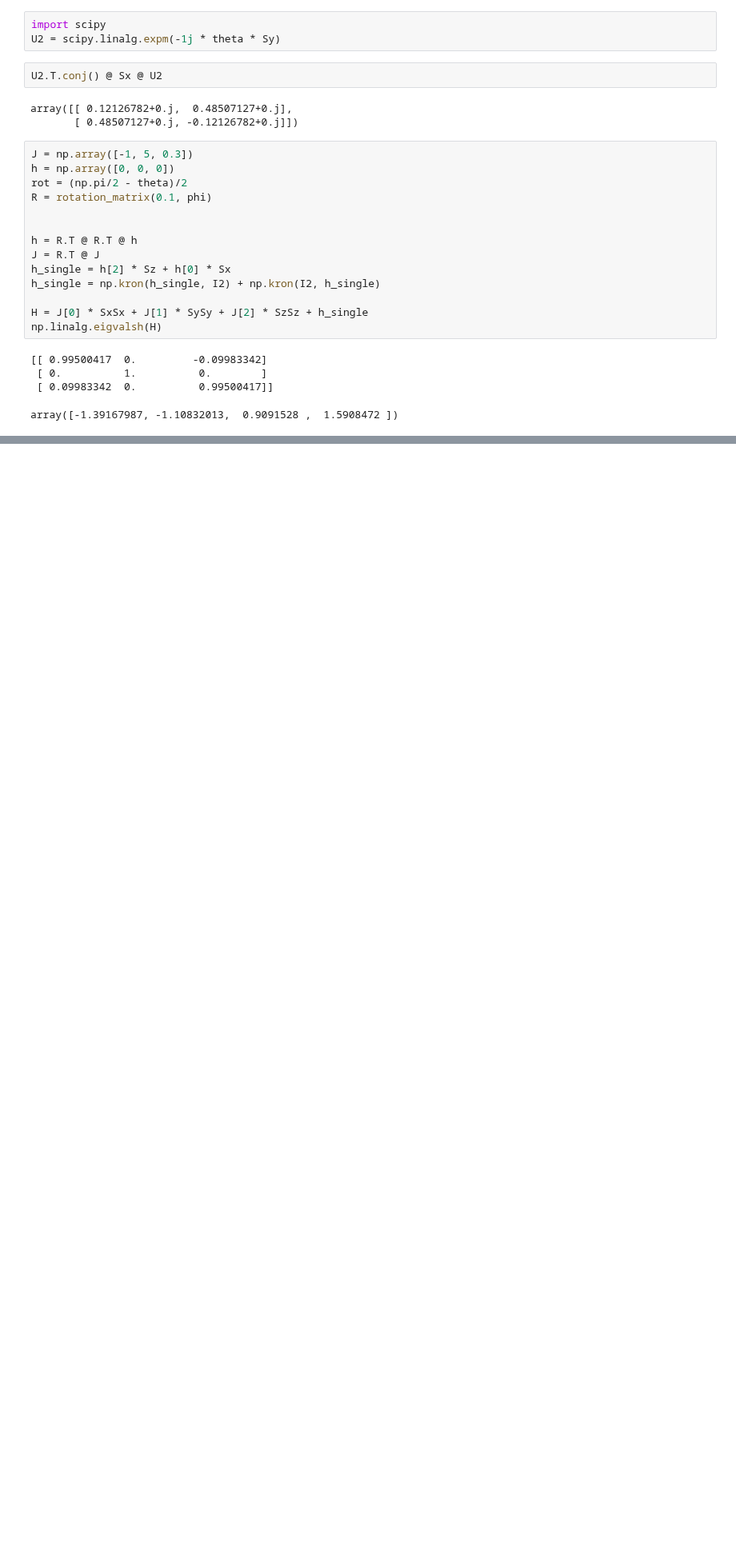
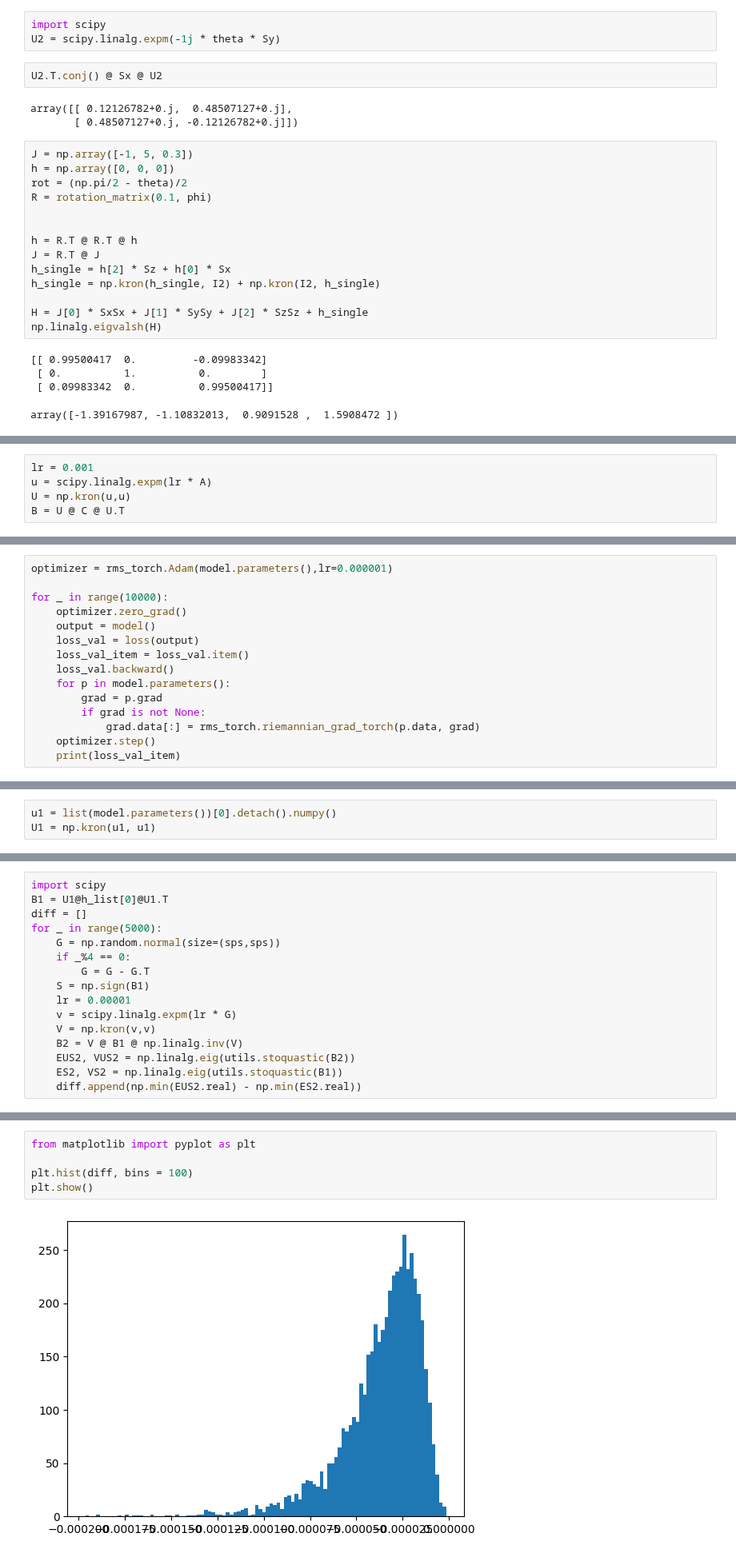
Before and after one commit to MKrbm/worms, a Jupyter notebook: python/rmsKit/check_array.ipynb, the cells around one changed output, grey strips where cells are left out. Shown at 80% size. Saved outputs shown, nothing was run; the diff lists cells and outputs as text; blank space fills up the shorter version.

```diff
--- a/python/rmsKit/check_array.ipynb
+++ b/python/rmsKit/check_array.ipynb
@@ -170,0 +191,5 @@ array([[-4.00000000e+00, -0.00000000e+00, -1.71142705e-08,
+# %%
+lr = 0.001
+u = scipy.linalg.expm(lr * A)
+U = np.kron(u,u)
+B = U @ C @ U.T
@@ -170,0 +274,15 @@ array([[-4.00000000e+00, -0.00000000e+00, -1.71142705e-08,
+# %%
+optimizer = rms_torch.Adam(model.parameters(),lr=0.000001)
+
+for _ in range(10000):
+    optimizer.zero_grad()
+    output = model()
+    loss_val = loss(output)
+    loss_val_item = loss_val.item()
+    loss_val.backward()
+    for p in model.parameters():
+        grad = p.grad
+        if grad is not None:
+            grad.data[:] = rms_torch.riemannian_grad_torch(p.data, grad)
+    optimizer.step()
+    print(loss_val_item)
@@ -170,0 +307,3 @@ array([[-4.00000000e+00, -0.00000000e+00, -1.71142705e-08,
+# %%
+u1 = list(model.parameters())[0].detach().numpy()
+U1 = np.kron(u1, u1)
@@ -170,0 +319,16 @@ array([[-4.00000000e+00, -0.00000000e+00, -1.71142705e-08,
+# %%
+import scipy
+B1 = U1@h_list[0]@U1.T
+diff = []
+for _ in range(5000):
+    G = np.random.normal(size=(sps,sps))
+    if _%4 == 0:
+        G = G - G.T
+    S = np.sign(B1)
+    lr = 0.00001
+    v = scipy.linalg.expm(lr * G)
+    V = np.kron(v,v)
+    B2 = V @ B1 @ np.linalg.inv(V)
+    EUS2, VUS2 = np.linalg.eig(utils.stoquastic(B2))
+    ES2, VS2 = np.linalg.eig(utils.stoquastic(B1))
+    diff.append(np.min(EUS2.real) - np.min(ES2.real))
@@ -170,0 +339,7 @@ array([[-4.00000000e+00, -0.00000000e+00, -1.71142705e-08,
+# %%
+from matplotlib import pyplot as plt
+
+plt.hist(diff, bins = 100)
+plt.show()
+# %% [output]
+[figure, added]
```
Also changed, not shown: parts of 38 cells of this notebook, 3 other files.
